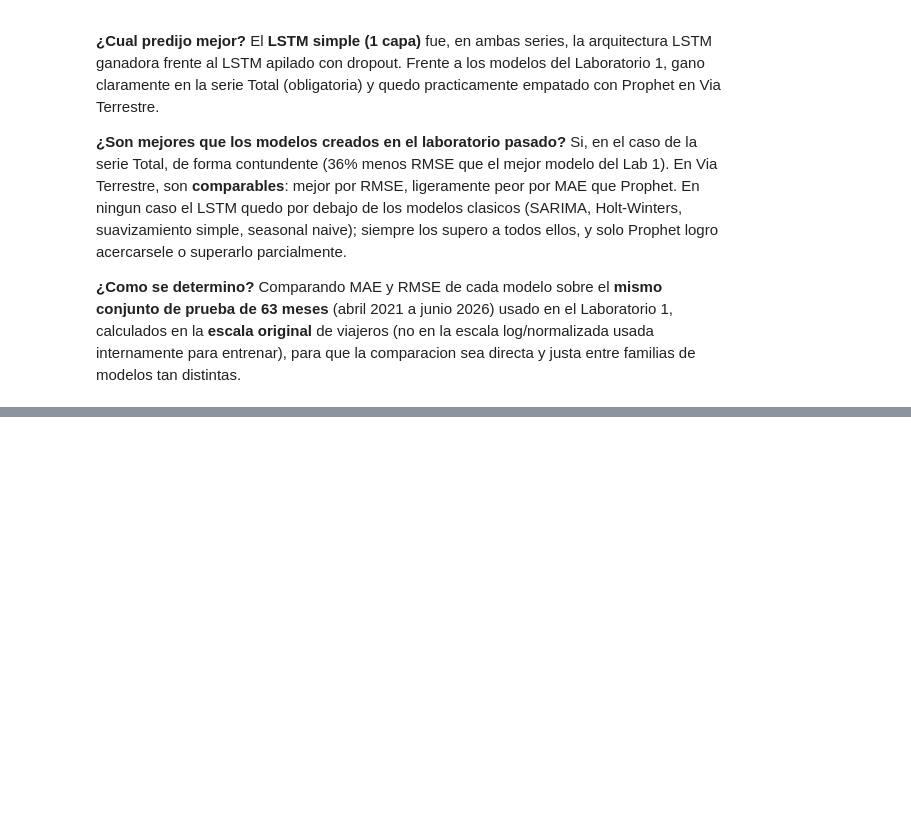
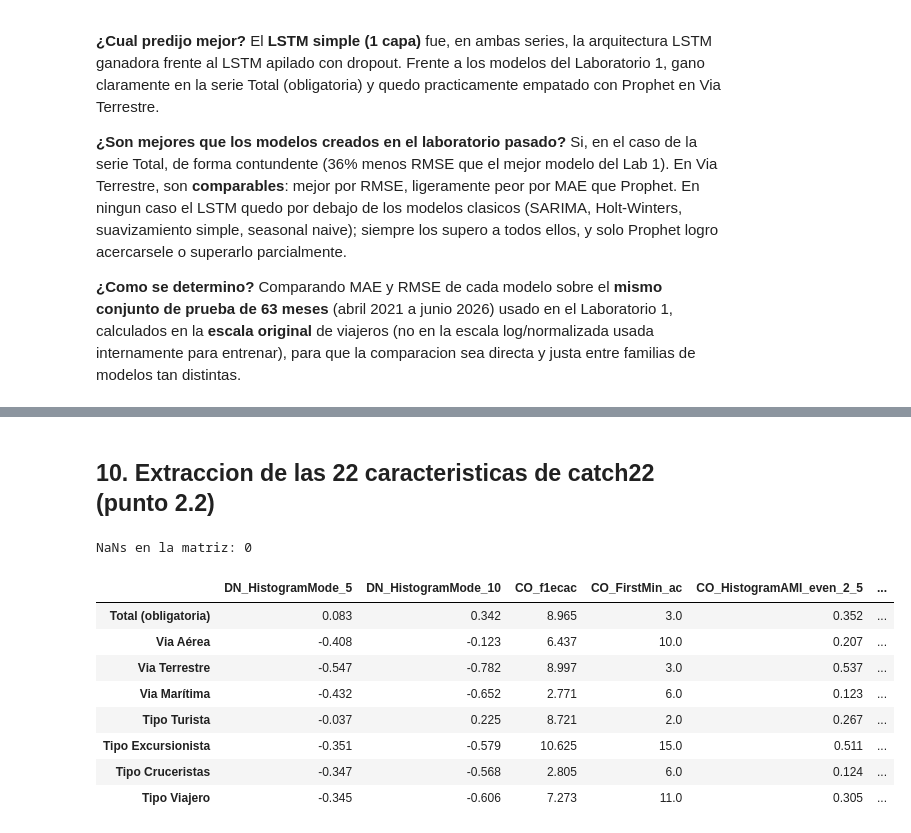
Before and after one commit to DavidDominguez-11/DS-Lab1, a Jupyter notebook: Lab2_Deep_Learning_CC3084.ipynb, the cells around one changed output, grey strips where cells are left out. Drawn from its saved outputs; the diff is of its cells as text; code cells hidden in the pictures; blank space fills up the shorter version.

Commit message:
que es catch 22

```diff
--- a/Lab2_Deep_Learning_CC3084.ipynb
+++ b/Lab2_Deep_Learning_CC3084.ipynb
@@ -580,0 +613,48 @@ directa y justa entre familias de modelos tan distintas.
+# %% [markdown]
+## 10. Extraccion de las 22 caracteristicas de catch22 (punto 2.2)
+# %%
+FEATURE_DESC = {
+    'DN_HistogramMode_5': 'Moda del histograma (5 bins)',
+    'DN_HistogramMode_10': 'Moda del histograma (10 bins)',
+    'CO_f1ecac': 'Rezago donde el ACF cae a 1/e (decaimiento de autocorrelacion)',
+    'CO_FirstMin_ac': 'Primer minimo de la funcion de autocorrelacion',
+    'CO_HistogramAMI_even_2_5': 'Informacion mutua promedio (no linealidad temporal)',
+    'CO_trev_1_num': 'Asimetria temporal (time-reversibility)',
+    'MD_hrv_classic_pnn40': 'Proporcion de cambios sucesivos grandes (variabilidad de corto plazo)',
+    'SB_BinaryStats_mean_longstretch1': 'Racha mas larga por encima de la media (persistencia)',
+    'SB_TransitionMatrix_3ac_sumdiagcov': 'Estructura de cadena de Markov de 3 estados',
+    'PD_PeriodicityWang_th0_01': 'Fuerza de periodicidad (metodo de Wang)',
+    'CO_Embed2_Dist_tau_d_expfit_meandiff': 'No linealidad en espacio de fases (embedding 2D)',
+    'IN_AutoMutualInfoStats_40_gaussian_fmmi': 'Primer minimo de informacion mutua automatica',
+    'FC_LocalSimple_mean1_tauresrat': 'Predictibilidad con media local de 1 paso',
+    'DN_OutlierInclude_p_001_mdrmd': 'Comportamiento de valores atipicos positivos',
+    'DN_OutlierInclude_n_001_mdrmd': 'Comportamiento de valores atipicos negativos',
+    'SP_Summaries_welch_rect_area_5_1': 'Potencia espectral en bajas frecuencias (Welch)',
+    'SB_BinaryStats_diff_longstretch0': 'Racha mas larga de diferencias del mismo signo (monotonicidad)',
+    'SB_MotifThree_quantile_hh': 'Entropia de patrones simbolicos de 3 valores',
+    'SC_FluctAnal_2_rsrangefit_50_1_logi_prop_r1': 'Exponente de escalamiento tipo Hurst (rango reescalado)',
+    'SC_FluctAnal_2_dfa_50_1_2_logi_prop_r1': 'Exponente DFA (memoria de largo plazo)',
+    'SP_Summaries_welch_rect_centroid': 'Centroide espectral (frecuencia dominante)',
+    'FC_LocalSimple_mean3_stderr': 'Error estandar de modelo de media local de 3 pasos',
+}
+
+filas_catch22 = {}
+for nombre, serie in series_completas.items():
+    resultado = pycatch22.catch22_all(list(serie.values.astype(float)))
+    filas_catch22[nombre] = dict(zip(resultado['names'], resultado['values']))
+
+matriz_catch22 = pd.DataFrame(filas_catch22).T
+matriz_catch22 = matriz_catch22[list(FEATURE_DESC.keys())]
+print("NaNs en la matriz:", matriz_catch22.isna().sum().sum())
+matriz_catch22.round(3)
+# %% [output]
+NaNs en la matriz: 0
+|  | DN_HistogramMode_5 | DN_HistogramMode_10 | CO_f1ecac | CO_FirstMin_ac | CO_HistogramAMI_even_2_5 | ... |
+| Total (obligatoria) | 0.083 | 0.342 | 8.965 | 3.0 | 0.352 | ... |
+| Via Aérea | -0.408 | -0.123 | 6.437 | 10.0 | 0.207 | ... |
+| Via Terrestre | -0.547 | -0.782 | 8.997 | 3.0 | 0.537 | ... |
+| Via Marítima | -0.432 | -0.652 | 2.771 | 6.0 | 0.123 | ... |
+| Tipo Turista | -0.037 | 0.225 | 8.721 | 2.0 | 0.267 | ... |
+| Tipo Excursionista | -0.351 | -0.579 | 10.625 | 15.0 | 0.511 | ... |
+| Tipo Cruceristas | -0.347 | -0.568 | 2.805 | 6.0 | 0.124 | ... |
+| Tipo Viajero | -0.345 | -0.606 | 7.273 | 11.0 | 0.305 | ... |
```
Also changed, not shown: parts of 2 cells of this notebook.
